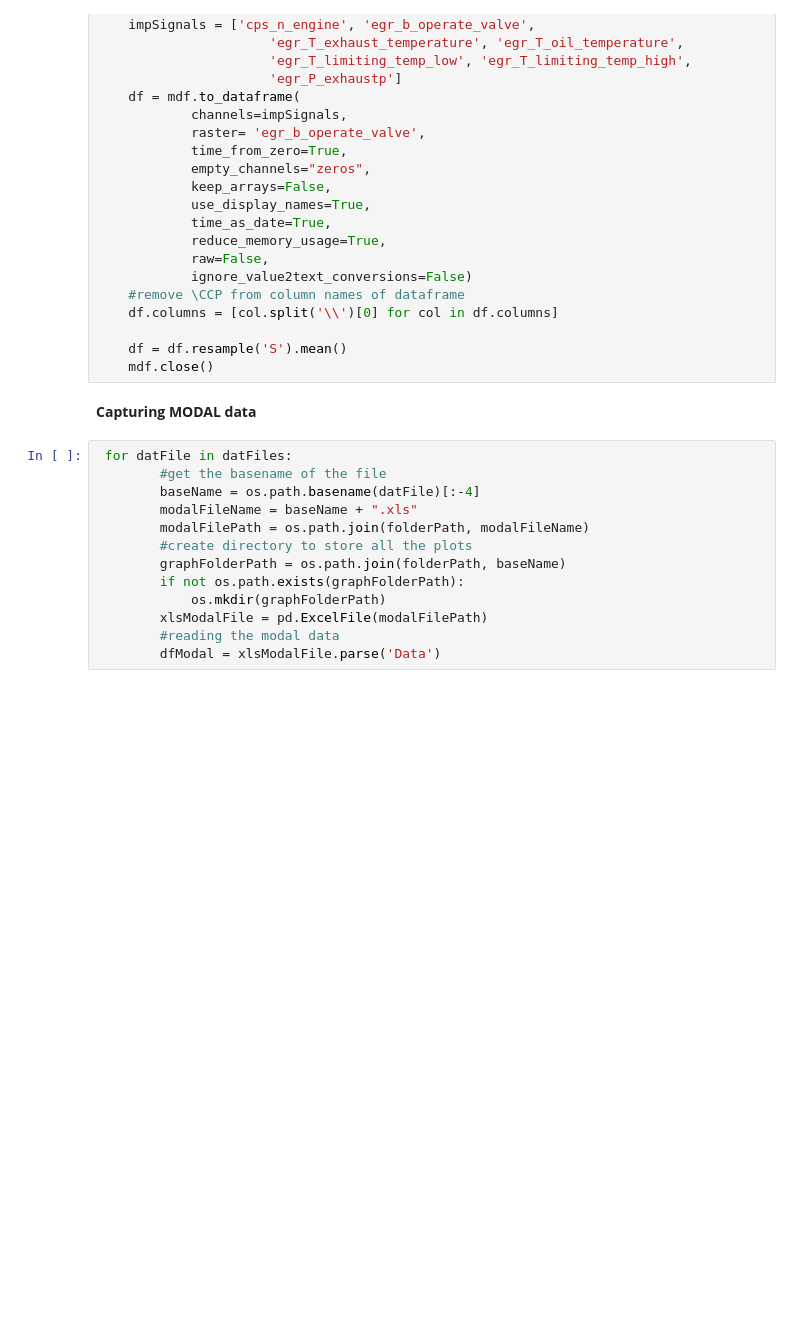
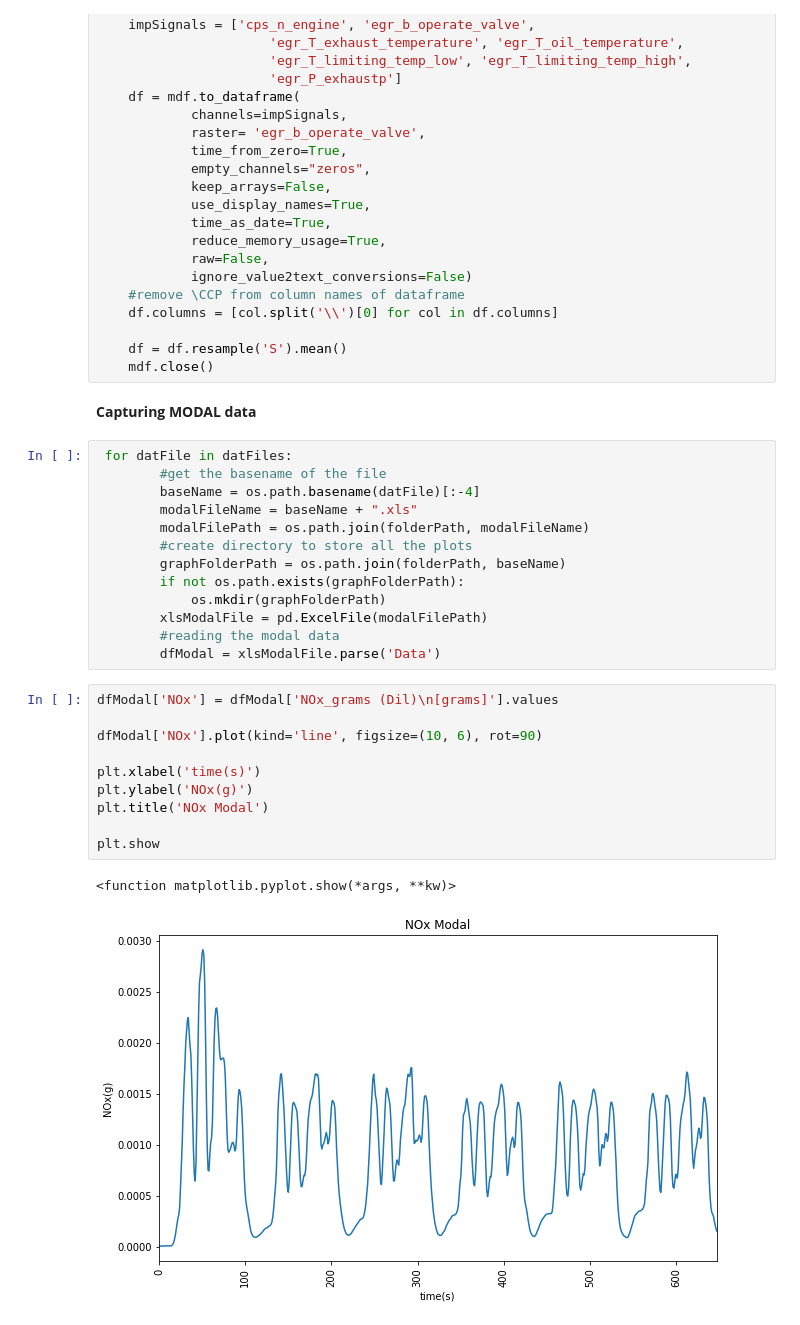
Before and after one commit to nikhilpolpakkara/Python, a Jupyter notebook: IDC emission analysis.ipynb, the cells around one changed output. Drawn from its saved outputs; the diff is of its cells as text; blank space fills up the shorter version.

```diff
--- a/IDC emission analysis.ipynb
+++ b/IDC emission analysis.ipynb
@@ -76,3 +76,16 @@ for datFile in datFiles:
         xlsModalFile = pd.ExcelFile(modalFilePath)
         #reading the modal data
         dfModal = xlsModalFile.parse('Data')
+# %%
+dfModal['NOx'] = dfModal['NOx_grams (Dil)\n[grams]'].values
+
+dfModal['NOx'].plot(kind='line', figsize=(10, 6), rot=90)
+
+plt.xlabel('time(s)')
+plt.ylabel('NOx(g)')
+plt.title('NOx Modal')
+
+plt.show
+# %% [output]
+<function matplotlib.pyplot.show(*args, **kw)>
+[figure, added]
```
Also changed, not shown: 11 other files.
